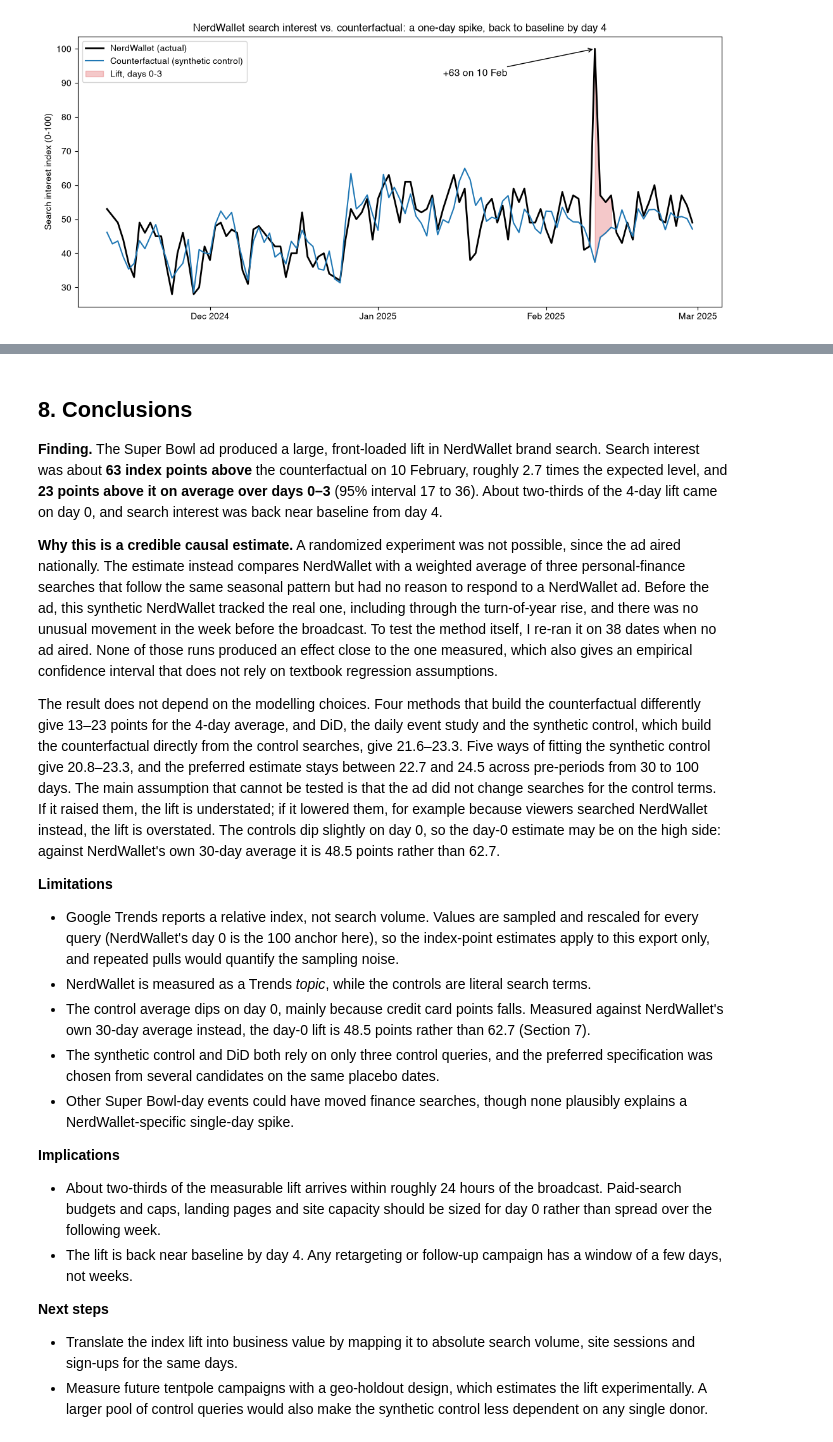
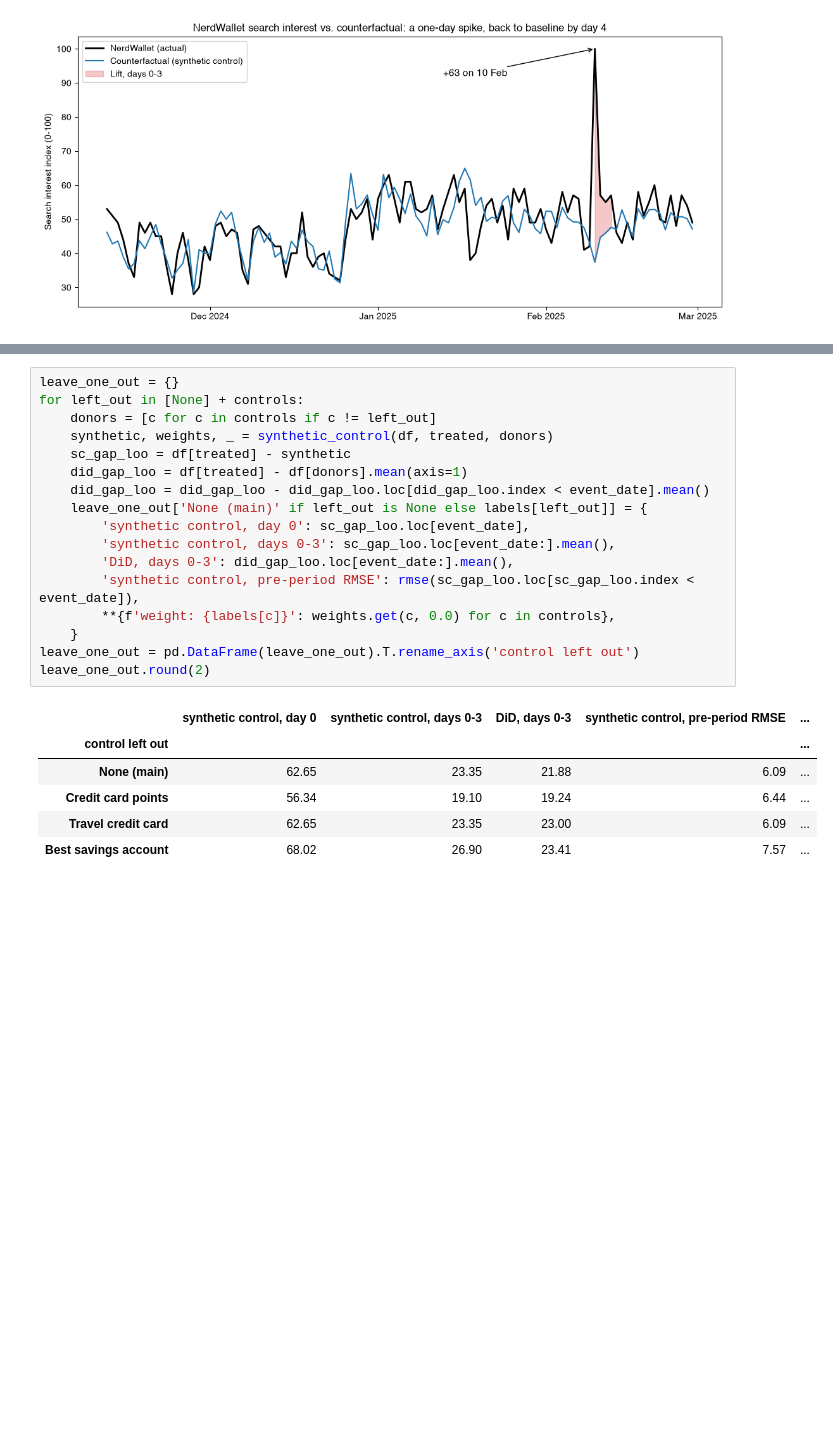
Before and after one commit to trzhang-ai/super-bowl-ad-lift-causal-inference, a Jupyter notebook: ad_lift_causal_inference.ipynb, the cells around one changed output, grey strips where cells are left out. Saved outputs shown, nothing was run; the diff lists cells and outputs as text; blank space fills up the shorter version.

```diff
--- a/ad_lift_causal_inference.ipynb
+++ b/ad_lift_causal_inference.ipynb
@@ -841,23 +827,24 @@ fig.savefig(FIG_DIR / 'lift_vs_counterfactual.png', dpi=150)
-# %% [markdown]
-## 8. Conclusions
-
-**Finding.** The Super Bowl ad produced a large, front-loaded lift in NerdWallet brand search. Search interest was about **63 index points above** the counterfactual on 10 February, roughly 2.7 times the expected level, and **23 points above it on average over days 0–3** (95% interval 17 to 36). About two-thirds of the 4-day lift came on day 0, and search interest was back near baseline from day 4.
-
-**Why this is a credible causal estimate.** A randomized experiment was not possible, since the ad aired nationally. The estimate instead compares NerdWallet with a weighted average of three personal-finance searches that follow the same seasonal pattern but had no reason to respond to a NerdWallet ad. Before the ad, this synthetic NerdWallet tracked the real one, including through the turn-of-year rise, and there was no unusual movement in the week before the broadcast. To test the method itself, I re-ran it on 38 dates when no ad aired. None of those runs produced an effect close to the one measured, which also gives an empirical confidence interval that does not rely on textbook regression assumptions.
-
-The result does not depend on the modelling choices. Four methods that build the counterfactual differently give 13–23 points for the 4-day average, and DiD, the daily event study and the synthetic control, which build the counterfactual directly from the control searches, give 21.6–23.3. Five ways of fitting the synthetic control give 20.8–23.3, and the preferred estimate stays between 22.7 and 24.5 across pre-periods from 30 to 100 days. The main assumption that cannot be tested is that the ad did not change searches for the control terms. If it raised them, the lift is understated; if it lowered them, for example because viewers searched NerdWallet instead, the lift is overstated. The controls dip slightly on day 0, so the day-0 estimate may be on the high side: against NerdWallet's own 30-day average it is 48.5 points rather than 62.7.
-
-**Limitations**
-- Google Trends reports a relative index, not search volume. Values are sampled and rescaled for every query (NerdWallet's day 0 is the 100 anchor here), so the index-point estimates apply to this export only, and repeated pulls would quantify the sampling noise.
-- NerdWallet is measured as a Trends *topic*, while the controls are literal search terms.
-- The control average dips on day 0, mainly because credit card points falls. Measured against NerdWallet's own 30-day average instead, the day-0 lift is 48.5 points rather than 62.7 (Section 7).
-- The synthetic control and DiD both rely on only three control queries, and the preferred specification was chosen from several candidates on the same placebo dates.
-- Other Super Bowl-day events could have moved finance searches, though none plausibly explains a NerdWallet-specific single-day spike.
-
-**Implications**
-- About two-thirds of the measurable lift arrives within roughly 24 hours of the broadcast. Paid-search budgets and caps, landing pages and site capacity should be sized for day 0 rather than spread over the following week.
-- The lift is back near baseline by day 4. Any retargeting or follow-up campaign has a window of a few days, not weeks.
-
-**Next steps**
-- Translate the index lift into business value by mapping it to absolute search volume, site sessions and sign-ups for the same days.
-- Measure future tentpole campaigns with a geo-holdout design, which estimates the lift experimentally. A larger pool of control queries would also make the synthetic control less dependent on any single donor.
+# %%
+leave_one_out = {}
+for left_out in [None] + controls:
+    donors = [c for c in controls if c != left_out]
+    synthetic, weights, _ = synthetic_control(df, treated, donors)
+    sc_gap_loo = df[treated] - synthetic
+    did_gap_loo = df[treated] - df[donors].mean(axis=1)
+    did_gap_loo = did_gap_loo - did_gap_loo.loc[did_gap_loo.index < event_date].mean()
+    leave_one_out['None (main)' if left_out is None else labels[left_out]] = {
+        'synthetic control, day 0': sc_gap_loo.loc[event_date],
+        'synthetic control, days 0-3': sc_gap_loo.loc[event_date:].mean(),
+        'DiD, days 0-3': did_gap_loo.loc[event_date:].mean(),
+        'synthetic control, pre-period RMSE': rmse(sc_gap_loo.loc[sc_gap_loo.index < event_date]),
+        **{f'weight: {labels[c]}': weights.get(c, 0.0) for c in controls},
+    }
+leave_one_out = pd.DataFrame(leave_one_out).T.rename_axis('control left out')
+leave_one_out.round(2)
+# %% [output]
+|  | synthetic control, day 0 | synthetic control, days 0-3 | DiD, days 0-3 | synthetic control, pre-period RMSE | ... |
+| control left out |  |  |  |  | ... |
+| None (main) | 62.65 | 23.35 | 21.88 | 6.09 | ... |
+| Credit card points | 56.34 | 19.10 | 19.24 | 6.44 | ... |
+| Travel credit card | 62.65 | 23.35 | 23.00 | 6.09 | ... |
+| Best savings account | 68.02 | 26.90 | 23.41 | 7.57 | ... |
```
Also changed, not shown: parts of 12 cells of this notebook, 1 other file.
